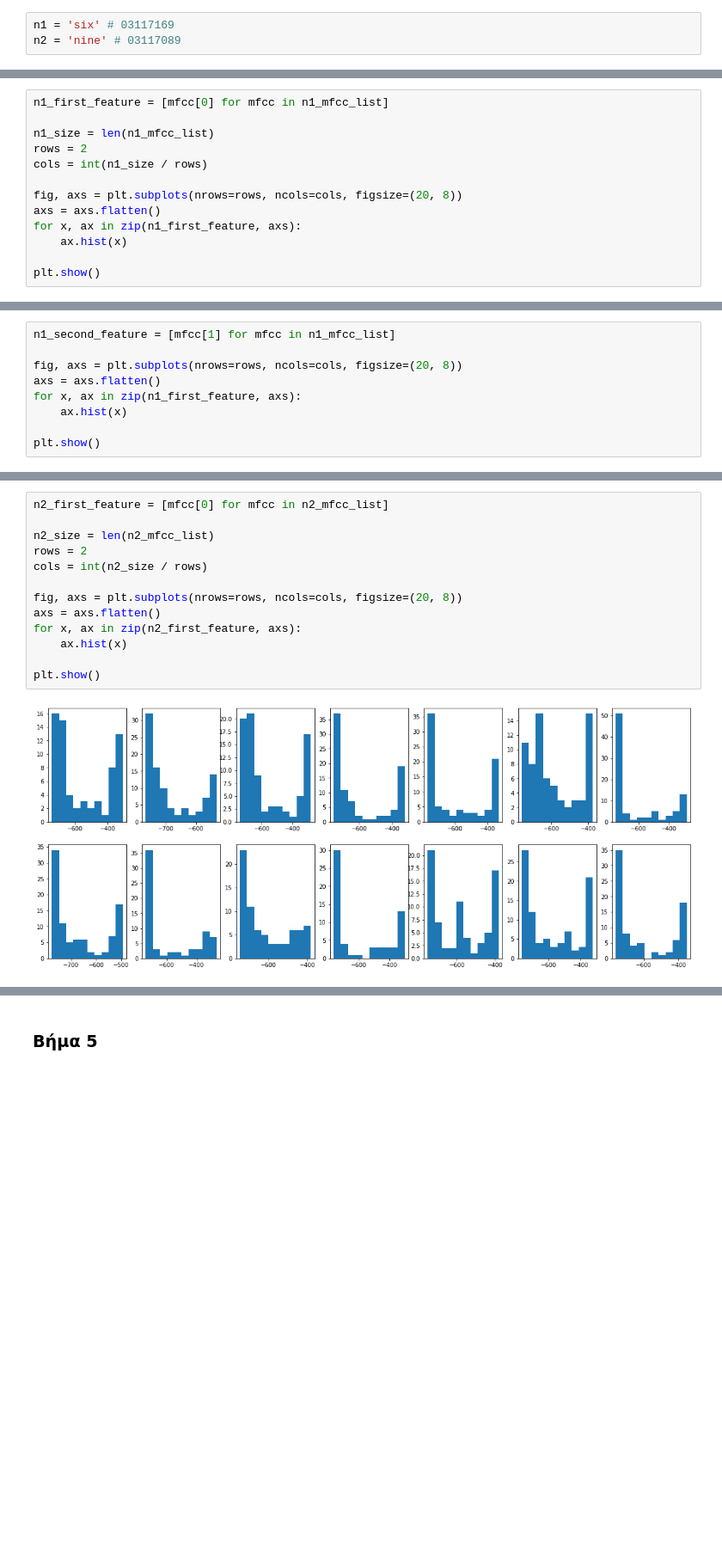
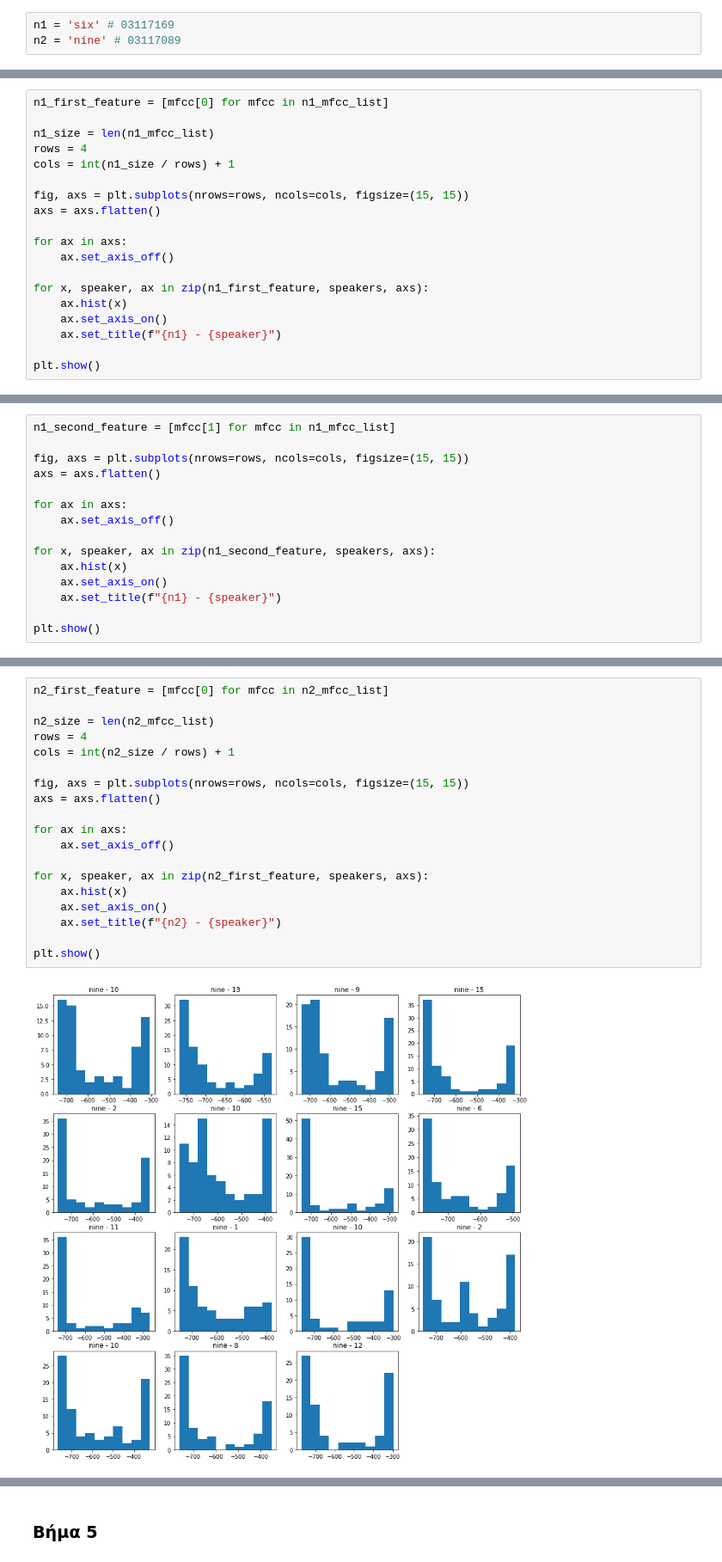
Before and after one commit to JasonChatzitheodorou/PatRec, a Jupyter notebook: Lab2/PatRec_Lab2.ipynb, the cells around one changed output, grey strips where cells are left out. Shown at 86% size. Drawn from its saved outputs; the diff is of its cells as text; blank space fills up the shorter version.

```diff
--- a/Lab2/PatRec_Lab2.ipynb
+++ b/Lab2/PatRec_Lab2.ipynb
@@ -52,13 +57,19 @@ n2_mfcc_list = [mfcc for mfcc, digit in zip(mfcc_list, digits) if digit == n2]
 n1_first_feature = [mfcc[0] for mfcc in n1_mfcc_list]
 
 n1_size = len(n1_mfcc_list)
-rows = 2
-cols = int(n1_size / rows)
+rows = 4
+cols = int(n1_size / rows) + 1
 
-fig, axs = plt.subplots(nrows=rows, ncols=cols, figsize=(20, 8))
+fig, axs = plt.subplots(nrows=rows, ncols=cols, figsize=(15, 15))
 axs = axs.flatten()
-for x, ax in zip(n1_first_feature, axs):
+
+for ax in axs:
+    ax.set_axis_off()
+
+for x, speaker, ax in zip(n1_first_feature, speakers, axs):
     ax.hist(x)
+    ax.set_axis_on()
+    ax.set_title(f"{n1} - {speaker}")
 
 plt.show()
 # %% [output]
@@ -66,10 +77,16 @@ plt.show()
 # %%
 n1_second_feature = [mfcc[1] for mfcc in n1_mfcc_list]
 
-fig, axs = plt.subplots(nrows=rows, ncols=cols, figsize=(20, 8))
+fig, axs = plt.subplots(nrows=rows, ncols=cols, figsize=(15, 15))
 axs = axs.flatten()
-for x, ax in zip(n1_first_feature, axs):
+
+for ax in axs:
+    ax.set_axis_off()
+
+for x, speaker, ax in zip(n1_second_feature, speakers, axs):
     ax.hist(x)
+    ax.set_axis_on()
+    ax.set_title(f"{n1} - {speaker}")
 
 plt.show()
 # %% [output]
@@ -77,18 +94,24 @@ plt.show()
 # %%
 n2_first_feature = [mfcc[0] for mfcc in n2_mfcc_list]
 
 n2_size = len(n2_mfcc_list)
-rows = 2
-cols = int(n2_size / rows)
+rows = 4
+cols = int(n2_size / rows) + 1
 
-fig, axs = plt.subplots(nrows=rows, ncols=cols, figsize=(20, 8))
+fig, axs = plt.subplots(nrows=rows, ncols=cols, figsize=(15, 15))
 axs = axs.flatten()
-for x, ax in zip(n2_first_feature, axs):
+
+for ax in axs:
+    ax.set_axis_off()
+
+for x, speaker, ax in zip(n2_first_feature, speakers, axs):
     ax.hist(x)
+    ax.set_axis_on()
+    ax.set_title(f"{n2} - {speaker}")
 
 plt.show()
 # %% [output]
-[figure, old version]
+[figure, new version]
 # %%
 n2_second_feature = [mfcc[1] for mfcc in n2_mfcc_list]
 
```
Also changed, not shown: parts of 14 cells of this notebook.
